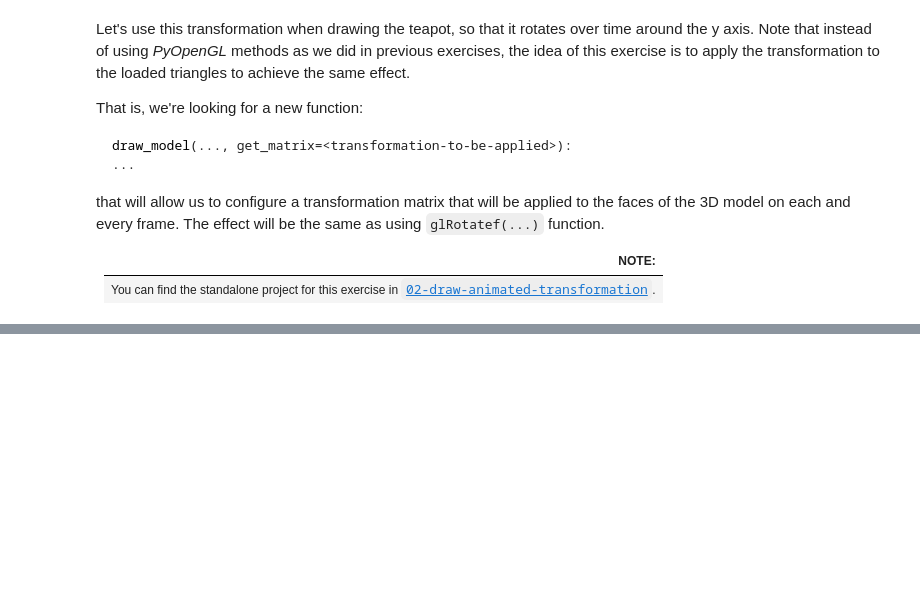
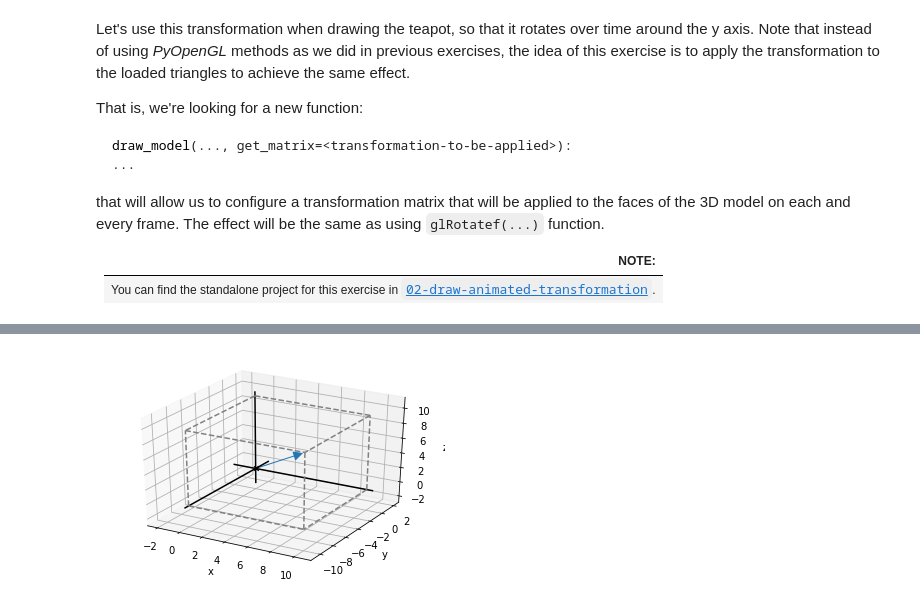
Before and after one commit to sergiofgonzalez/math-workbench, a Jupyter notebook: 04-using-matrices-with-transformations/01-transformations-with-matrices-concepts-notebooks/transformations-with-matrices.ipynb, the cells around one changed output, grey strips where cells are left out. Drawn from its saved outputs; the diff is of its cells as text; code cells hidden in the pictures; blank space fills up the shorter version.

```diff
--- a/04-using-matrices-with-transformations/01-transformations-with-matrices-concepts-notebooks/transformations-with-matrices.ipynb
+++ b/04-using-matrices-with-transformations/01-transformations-with-matrices-concepts-notebooks/transformations-with-matrices.ipynb
@@ -812,0 +840,10 @@ that will allow us to configure a transformation matrix that will be applied to
+# %%
+from my_draw3d import draw3d, Arrow3D, Box3D, blue
+
+
+draw3d(
+    Arrow3D((10, -10, 10), color=blue),
+    Box3D(10, -10, 10)
+    )
+# %% [output]
+[figure, added]
```
Also changed, not shown: parts of 9 cells of this notebook, 16 other files.
